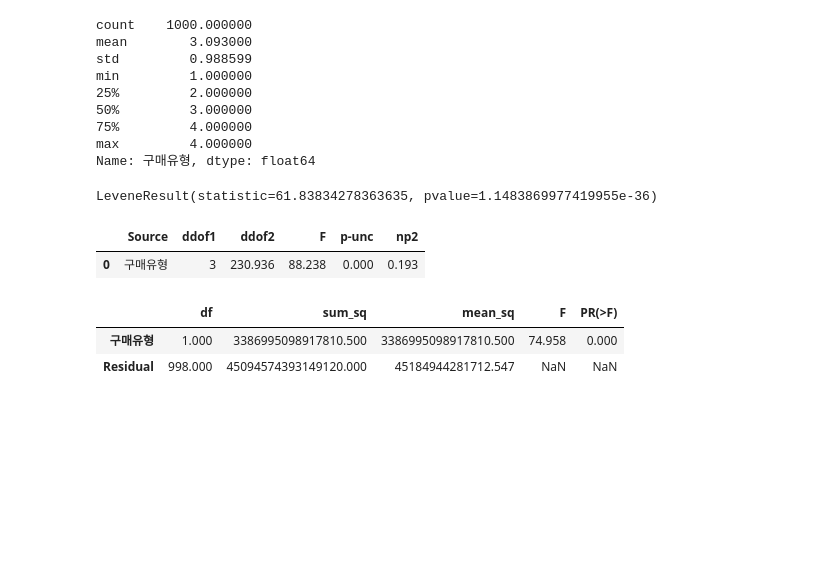
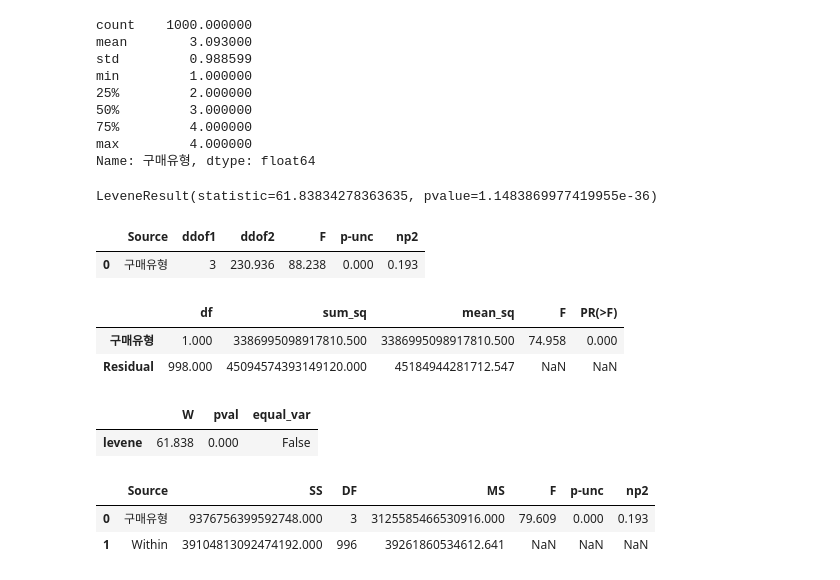
Before and after one commit to hyeokjun0804/HJ_BigData_Maketing_Course, a Jupyter notebook: 20230103빅데이터_마케팅.ipynb, the cells around one changed output. Drawn from its saved outputs; the diff is of its cells as text; code cells hidden in the pictures; blank space fills up the shorter version.

```diff
--- a/20230103빅데이터_마케팅.ipynb
+++ b/20230103빅데이터_마케팅.ipynb
@@ -636,3 +636,16 @@ anova_lm(model)
 |  | df | sum_sq | mean_sq | F | PR(>F) |
 | 구매유형 | 1.000 | 3386995098917810.500 | 3386995098917810.500 | 74.958 | 0.000 |
 | Residual | 998.000 | 45094574393149120.000 | 45184944281712.547 | NaN | NaN |
+# %%
+pg.homoscedasticity(dv='총_매출액', group = '구매유형', data=df2) #등분산 분석
+# %% [output]
+|  | W | pval | equal_var |
+| levene | 61.838 | 0.000 | False |
+# %%
+pg.anova(dv='총_매출액', between = '구매유형', data =df2, detailed=True) #등부산 가정
+#집단 별로 볼 경우 위에것만 보면 됌
+#Within은 볼 필요 없음
+# %% [output]
+|  | Source | SS | DF | MS | F | p-unc | np2 |
+| 0 | 구매유형 | 9376756399592748.000 | 3 | 3125585466530916.000 | 79.609 | 0.000 | 0.193 |
+| 1 | Within | 39104813092474192.000 | 996 | 39261860534612.641 | NaN | NaN | NaN |
```
Also changed, not shown: parts of 1 cell of this notebook.
